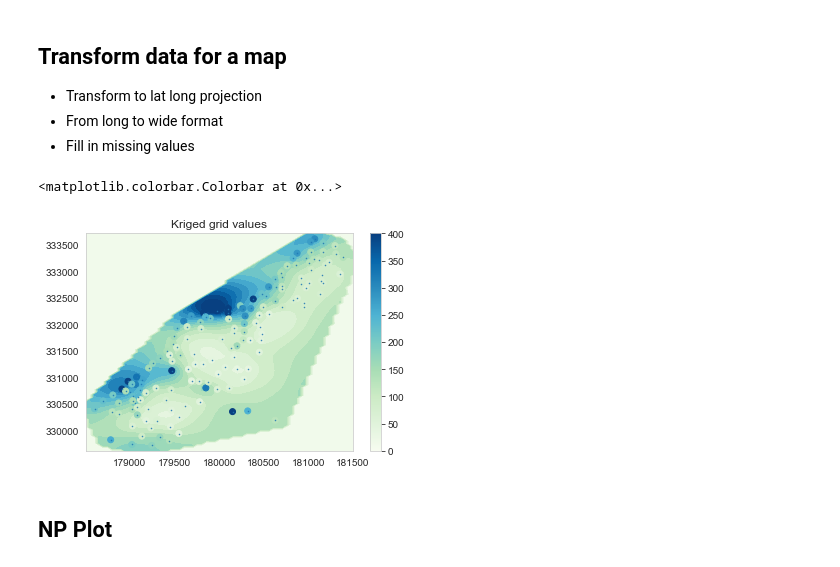
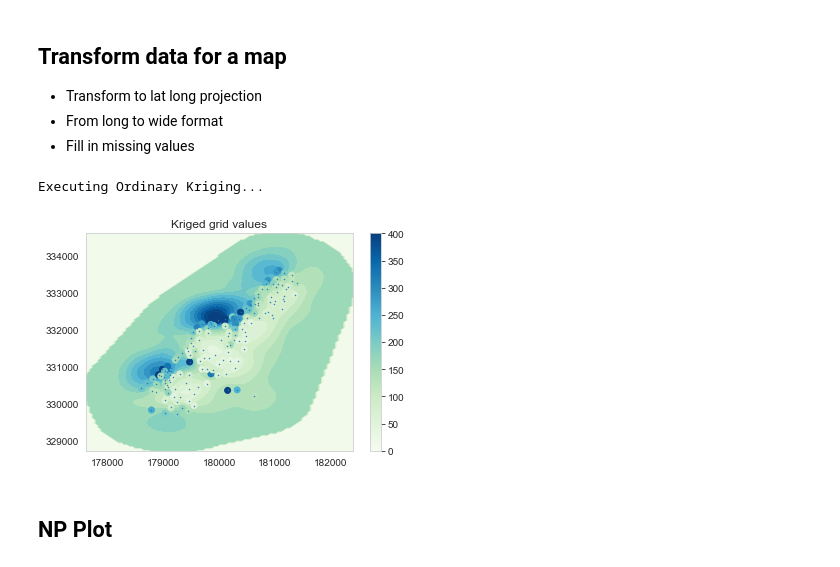
Before and after one commit to 3springs/np_vs_kriging, a Jupyter notebook: main.ipynb, the cells around one changed output. Cells and saved outputs as stored; diff of their text form; code cells hidden in the pictures.

```diff
--- a/main.ipynb
+++ b/main.ipynb
@@ -1161,13 +1248,30 @@ grid_points_pivot = grid_points_pivot.loc[grid_points_pivot.index.sort_values(as
 # %%
-plt.contourf(np.unique(grid_points_pivot.columns.values), np.unique(grid_points_pivot.index.values),
-             grid_points_pivot.values,20,cmap='GnBu', vmin=0, vmax=400)
-plt.scatter(meuse['x'], meuse['y'], c=meuse['lead'], cmap='GnBu', vmin=0, vmax=400)
-plt.plot(meuse['x'], meuse['y'], '.', ms=1)
-plt.title('Kriged grid values')
-plt.colorbar()
+def plot_grid(grid_points, prediction, title):
+
+    grid_points['prediction'] = prediction
+    grid_points_gpd = grid_points.set_geometry('geometry')
+    grid_points_gpd.crs = {'init':'epsg:28992'}
+    grid_points_gpd = grid_points_gpd.to_crs({'init': 'epsg:4326'})
+    grid_points_gpd['long'] = grid_points_gpd.geometry.apply(lambda x: x.x)
+    grid_points_gpd['lat'] = grid_points_gpd.geometry.apply(lambda x: x.y)
+
+    grid_points_pivot = grid_points_gpd.pivot(values='prediction', columns='x', index='y').fillna(0)
+    grid_points_pivot = grid_points_pivot.loc[:,grid_points_pivot.columns.sort_values(ascending=True)]
+    grid_points_pivot = grid_points_pivot.loc[grid_points_pivot.index.sort_values(ascending=True),:]
+    plt.contourf(np.unique(grid_points_pivot.columns.values), np.unique(grid_points_pivot.index.values),
+                 grid_points_pivot.values,20,cmap='GnBu', vmin=0, vmax=400)
+    plt.scatter(meuse['x'], meuse['y'], c=meuse['lead'], cmap='GnBu', vmin=0, vmax=400)
+    plt.plot(meuse['x'], meuse['y'], '.', ms=1)
+    plt.title(title)
+    plt.colorbar()
+
+    return grid_points_pivot.values
-# %% [output]
-<matplotlib.colorbar.Colorbar at 0x...>
-[figure, removed]
+# %%
+pred = model.execute(style='points', xpoints=grid_points['x'], ypoints=grid_points['y'])[0].data
+z_krig = plot_grid(grid_points, pred, title="Kriged grid values")
+# %% [output]
+Executing Ordinary Kriging...
+[figure, added]
 # %% [markdown]
 ## NP Plot
 # %%
```
Also changed, not shown: parts of 44 cells of this notebook, 2 other files.
